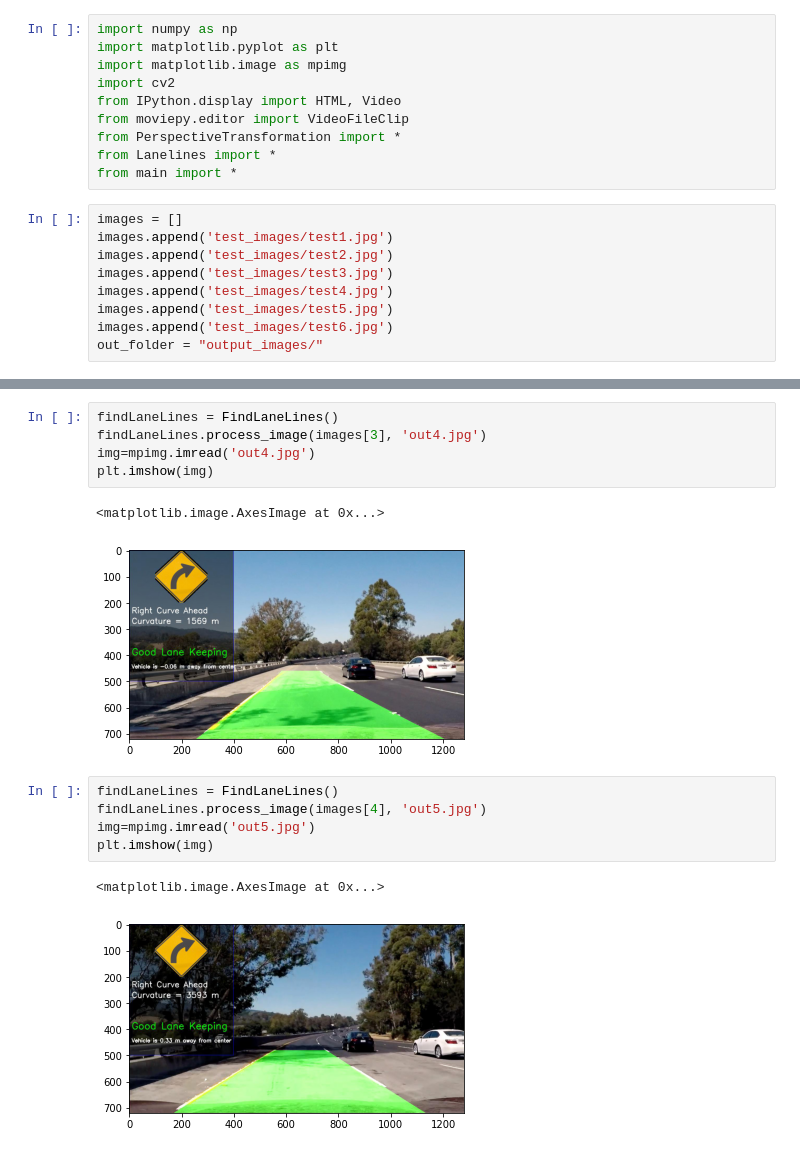
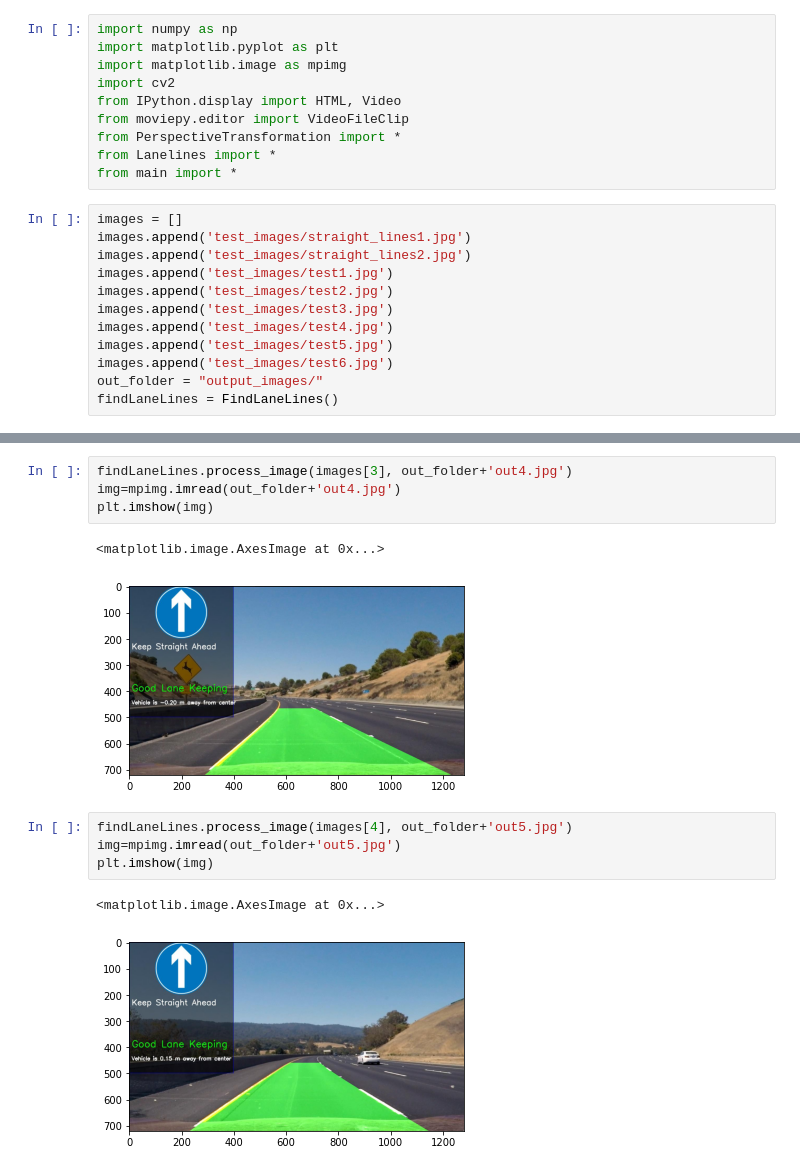
Before and after one commit to malakmaurice/Lane_lines_image_procceing-, a Jupyter notebook: test.ipynb, the cells around one changed output, grey strips where cells are left out. Drawn from its saved outputs; the diff is of its cells as text.

Commit message:
organizing output images

```diff
--- a/test.ipynb
+++ b/test.ipynb
@@ -10,6 +10,8 @@ from Lanelines import *
 from main import *
 # %%
 images = []
+images.append('test_images/straight_lines1.jpg')
+images.append('test_images/straight_lines2.jpg')
 images.append('test_images/test1.jpg')
 images.append('test_images/test2.jpg')
 images.append('test_images/test3.jpg')
@@ -17,4 +19,5 @@ images.append('test_images/test4.jpg')
 images.append('test_images/test5.jpg')
 images.append('test_images/test6.jpg')
 out_folder = "output_images/"
+findLaneLines = FindLaneLines()
 # %%
@@ -44,17 +44,15 @@ plt.imshow(img)
 # %%
-findLaneLines = FindLaneLines()
-findLaneLines.process_image(images[3], 'out4.jpg')
-img=mpimg.imread('out4.jpg')
+findLaneLines.process_image(images[3], out_folder+'out4.jpg')
+img=mpimg.imread(out_folder+'out4.jpg')
 plt.imshow(img)
 # %% [output]
 <matplotlib.image.AxesImage at 0x...>
-[figure, old version]
+[figure, new version]
 # %%
-findLaneLines = FindLaneLines()
-findLaneLines.process_image(images[4], 'out5.jpg')
-img=mpimg.imread('out5.jpg')
+findLaneLines.process_image(images[4], out_folder+'out5.jpg')
+img=mpimg.imread(out_folder+'out5.jpg')
 plt.imshow(img)
 # %% [output]
 <matplotlib.image.AxesImage at 0x...>
-[figure, old version]
+[figure, new version]
 # %%
```
Also changed, not shown: parts of 6 cells of this notebook, 8 other files.
